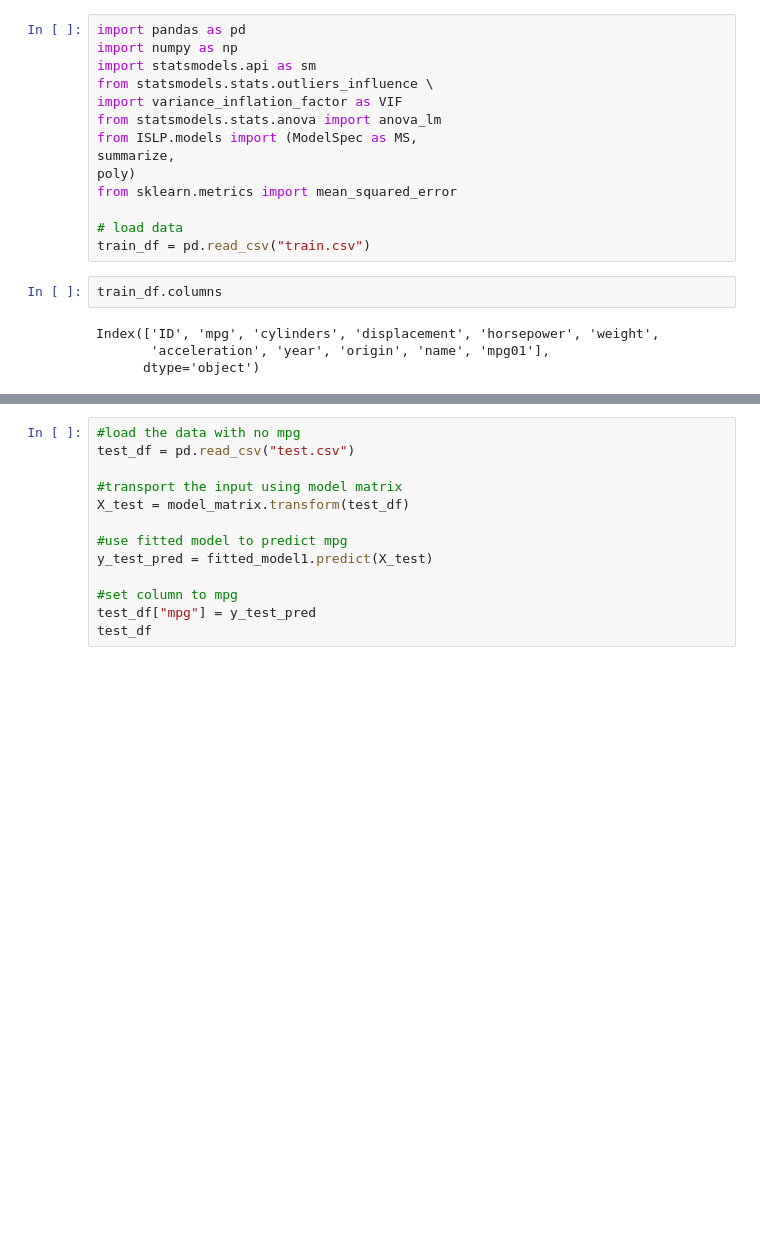
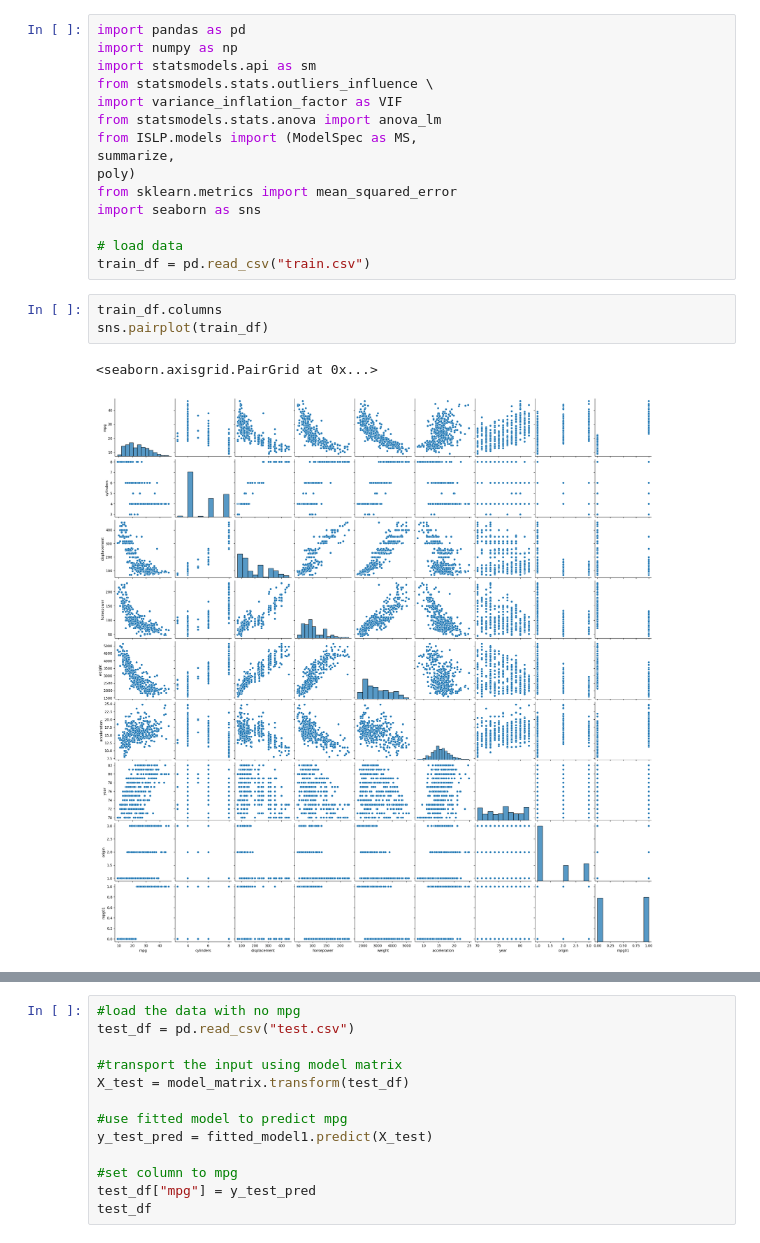
Before and after one commit to mrandrewandrade/TER, a Jupyter notebook: assets/kaggle_regression/auto_regression.ipynb, the cells around one changed output, grey strips where cells are left out. Drawn from its saved outputs; the diff is of its cells as text; blank space fills up the shorter version.

```diff
--- a/assets/kaggle_regression/auto_regression.ipynb
+++ b/assets/kaggle_regression/auto_regression.ipynb
@@ -9,12 +9,13 @@ from ISLP.models import (ModelSpec as MS,
 summarize,
 poly)
 from sklearn.metrics import mean_squared_error
+import seaborn as sns
 
 # load data
 train_df = pd.read_csv("train.csv")
 # %%
 train_df.columns
+sns.pairplot(train_df)
 # %% [output]
-Index(['ID', 'mpg', 'cylinders', 'displacement', 'horsepower', 'weight',
-       'acceleration', 'year', 'origin', 'name', 'mpg01'],
-      dtype='object')
+<seaborn.axisgrid.PairGrid at 0x...>
+[figure, added]
```
Also changed, not shown: parts of 3 cells of this notebook, 2 other files.
